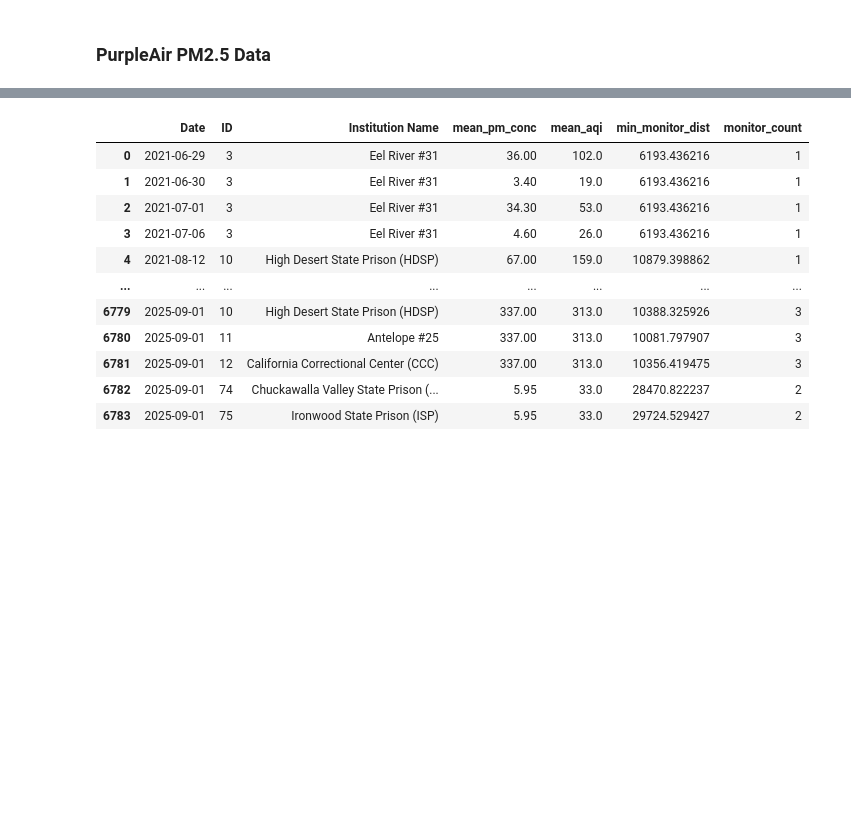
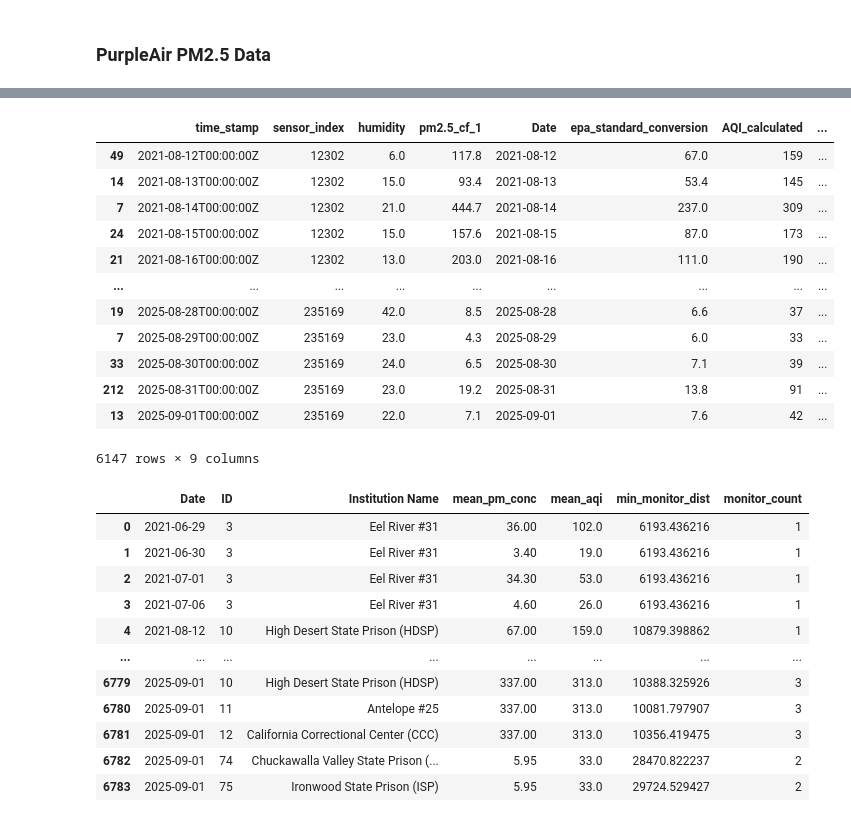
Before and after one commit to allisonsibrian/ca-wildfire-pollution-prison-project, a Jupyter notebook: ca_wildfire_feature_engineering.ipynb, the cells around one changed output, grey strips where cells are left out. Saved outputs shown, nothing was run; the diff lists cells and outputs as text; code cells hidden in the pictures; blank space fills up the shorter version.

```diff
--- a/ca_wildfire_feature_engineering.ipynb
+++ b/ca_wildfire_feature_engineering.ipynb
@@ -590,33 +618,48 @@ def calculate_AQI_from_conc(pm_conc):
             return 225.4, 125.5, 300, 201
         elif 225.5 <= value <= 500.4:
             return 500.4, 225.5, 500, 301
         else:
             return 500.4, 225.5, 500, 301
 
     truncated_pm_conc = np.round(pm_conc, 1)
     bphi, bplo, ihi, ilo = breakpoint_range(truncated_pm_conc)
 
     index_pollutant = ((ihi - ilo) / (bphi - bplo)) * (truncated_pm_conc - bplo) + ilo
     return int(np.round(index_pollutant))
 
 purpleair_sorted['AQI_calculated'] = list(map(calculate_AQI_from_conc, purpleair_sorted['epa_standard_conversion']))
 
 # Setting latitude and longitude manually as API call did not return these
 site_lat_lon = {
     235169:[40.382782, -120.38234],
     233187:[40.34372, -120.417725],
     12302: [40.371674, -120.63871],
     89643: [33.62101, -114.60628],
     223283:[33.598324, -114.59295],
     125293:[40.12088, -123.82379],
     121137:[40.101994, -123.79238],
     111419:[40.110043, -123.75904],
     220697: [41.12151, -121.135254],
     231935: [41.065742, -121.375595]
 }
 
 purpleair_sorted['Latitude'] = list(map(lambda x: site_lat_lon.get(x)[0], purpleair_sorted['sensor_index']))
 purpleair_sorted['Longitude'] = list(map(lambda x: site_lat_lon.get(x)[1], purpleair_sorted['sensor_index']))
+purpleair_sorted
+# %% [output]
+|  | time_stamp | sensor_index | humidity | pm2.5_cf_1 | Date | epa_standard_conversion | AQI_calculated | ... |
+| 49 | 2021-08-12T00:00:00Z | 12302 | 6.0 | 117.8 | 2021-08-12 | 67.0 | 159 | ... |
+| 14 | 2021-08-13T00:00:00Z | 12302 | 15.0 | 93.4 | 2021-08-13 | 53.4 | 145 | ... |
+| 7 | 2021-08-14T00:00:00Z | 12302 | 21.0 | 444.7 | 2021-08-14 | 237.0 | 309 | ... |
+| 24 | 2021-08-15T00:00:00Z | 12302 | 15.0 | 157.6 | 2021-08-15 | 87.0 | 173 | ... |
+| 21 | 2021-08-16T00:00:00Z | 12302 | 13.0 | 203.0 | 2021-08-16 | 111.0 | 190 | ... |
+| ... | ... | ... | ... | ... | ... | ... | ... | ... |
+| 19 | 2025-08-28T00:00:00Z | 235169 | 42.0 | 8.5 | 2025-08-28 | 6.6 | 37 | ... |
+| 7 | 2025-08-29T00:00:00Z | 235169 | 23.0 | 4.3 | 2025-08-29 | 6.0 | 33 | ... |
+| 33 | 2025-08-30T00:00:00Z | 235169 | 24.0 | 6.5 | 2025-08-30 | 7.1 | 39 | ... |
+| 212 | 2025-08-31T00:00:00Z | 235169 | 23.0 | 19.2 | 2025-08-31 | 13.8 | 91 | ... |
+| 13 | 2025-09-01T00:00:00Z | 235169 | 22.0 | 7.1 | 2025-09-01 | 7.6 | 42 | ... |
+6147 rows × 9 columns
 # %%
 # Converting purpleair df into a GeoDataFrame
 purpleair_gdf = gpd.GeoDataFrame(
```
Also changed, not shown: parts of 8 cells of this notebook.
